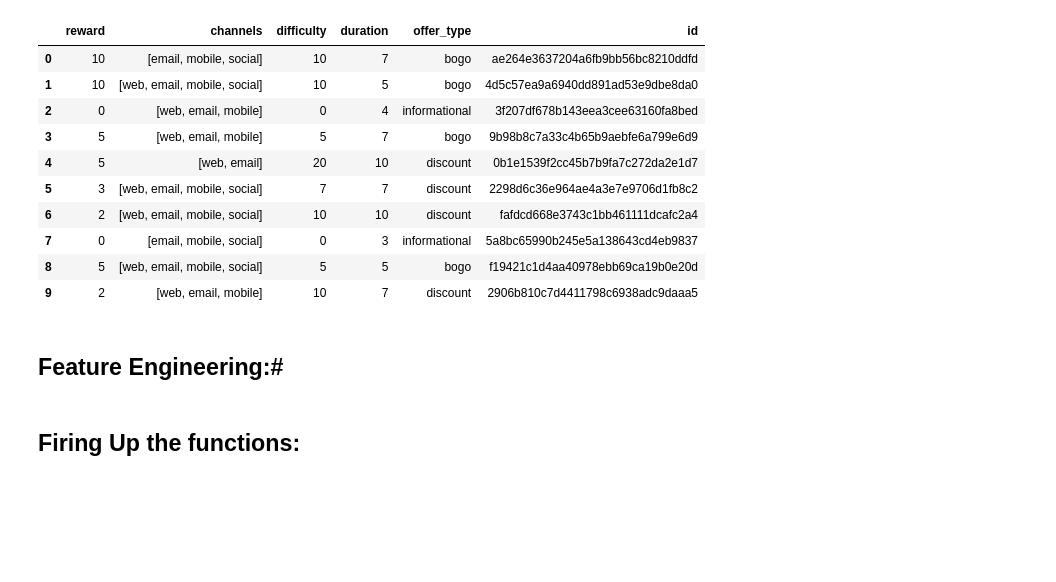
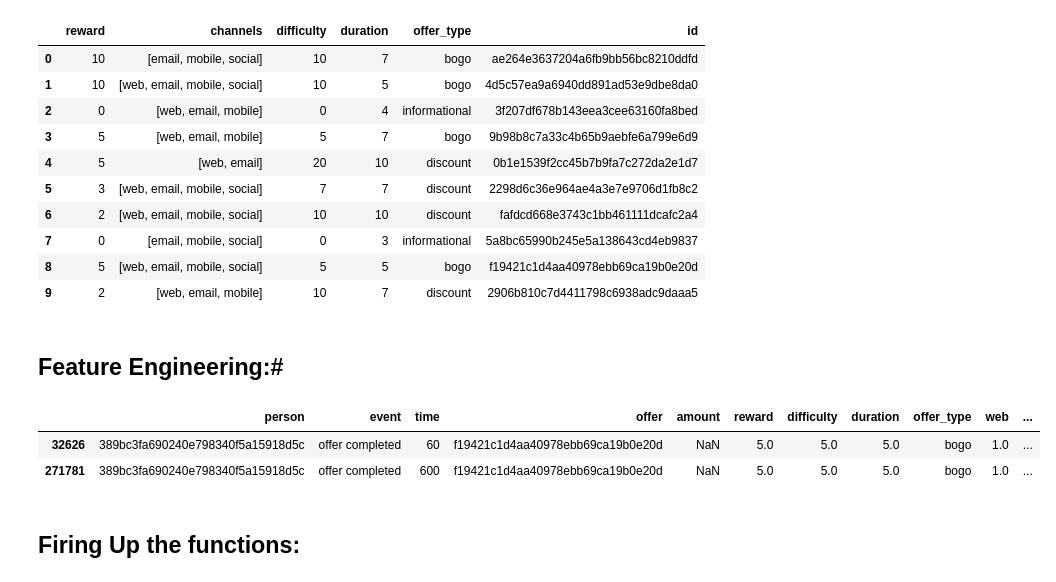
Before and after one commit to ArsalRahimMLE/starbucks-project, a Jupyter notebook: Part 01 Data Cleaning,Integration and Feature_Engineering.ipynb, the cells around one changed output. Drawn from its saved outputs; the diff is of its cells as text; code cells hidden in the pictures; blank space fills up the shorter version.

```diff
--- a/Part 01 Data Cleaning,Integration and Feature_Engineering.ipynb
+++ b/Part 01 Data Cleaning,Integration and Feature_Engineering.ipynb
@@ -825,3 +856,10 @@ def add_count_offer_type_valid_overall(trans_clean_dt, customers):
+# %%
+trans_clean_dt[(trans_clean_dt['promotion']=='bogo_5_5_5') & (trans_clean_dt['person']=='389bc3fa690240e798340f5a15918d5c')
+              & (trans_clean_dt['event']=='offer completed')]
+# %% [output]
+|  | person | event | time | offer | amount | reward | difficulty | duration | offer_type | web | ... |
+| 32626 | 389bc3fa690240e798340f5a15918d5c | offer completed | 60 | f19421c1d4aa40978ebb69ca19b0e20d | NaN | 5.0 | 5.0 | 5.0 | bogo | 1.0 | ... |
+| 271781 | 389bc3fa690240e798340f5a15918d5c | offer completed | 600 | f19421c1d4aa40978ebb69ca19b0e20d | NaN | 5.0 | 5.0 | 5.0 | bogo | 1.0 | ... |
 # %%
 profiles.set_index(['id'],inplace=True)
 # %%
```
Also changed, not shown: parts of 7 cells of this notebook, 1 other file.
